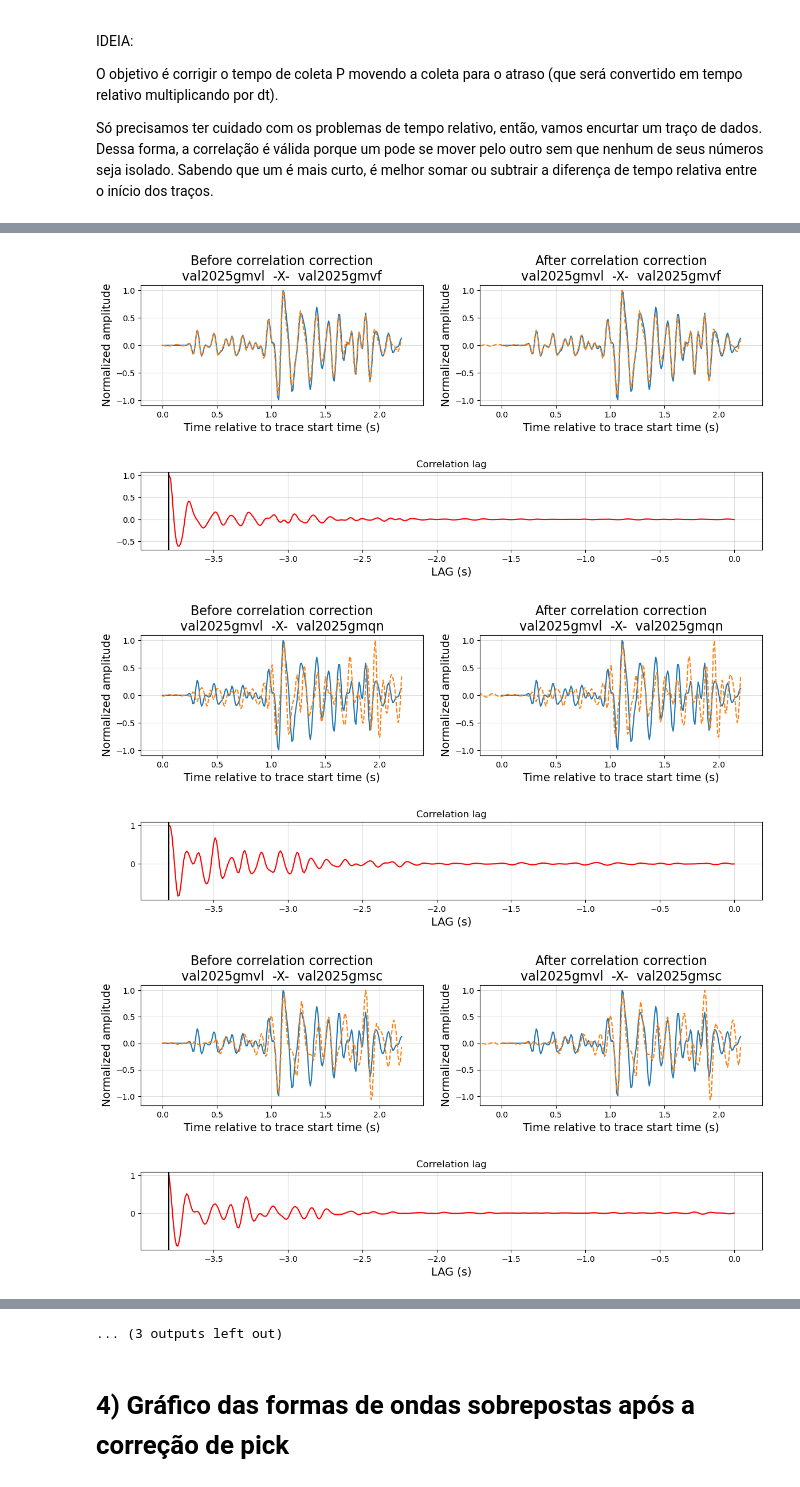
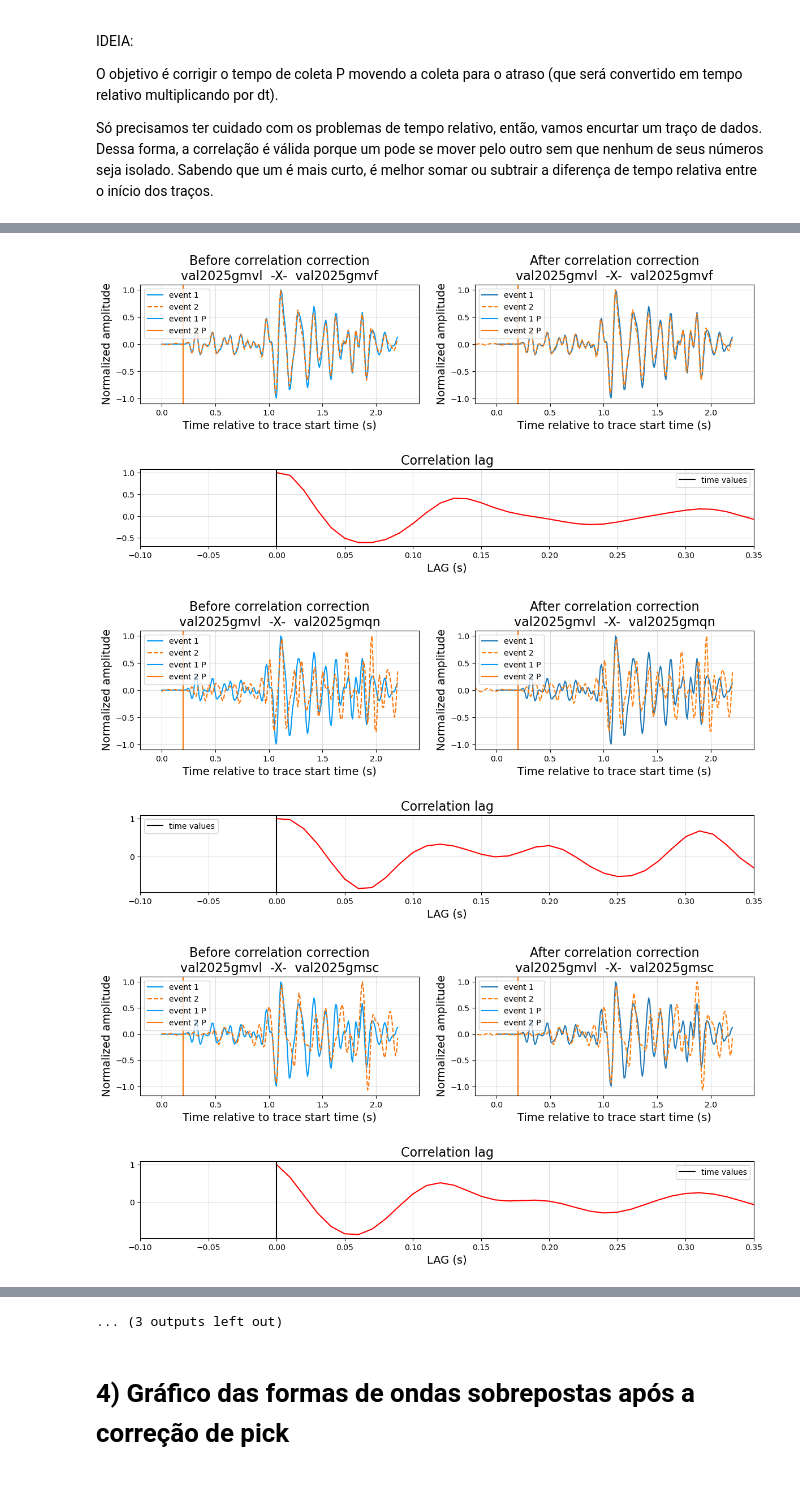
Before and after one commit to FernandoL12/IC-Seismology-2025, a Jupyter notebook: Correlation.ipynb, the cells around one changed output, grey strips where cells are left out. Cells and saved outputs as stored; diff of their text form; code cells hidden in the pictures.

Commit message:
Add P pick time to waveforms graph

```diff
--- a/Correlation.ipynb
+++ b/Correlation.ipynb
@@ -425,27 +425,35 @@ for i in range(len(ev_id)):
                         plt.figure(figsize=(14,6))
                         ax1 = plt.subplot(2,2,1)
                         ax1.set_title(f"Before correlation correction\n{ev_id[i]}  -X-  {ev_id[j]}", fontsize=16)
-                        ax1.plot(test1.times(), test1.data * FACTOR1)
-                        ax1.plot(test2.times(), test2.data * FACTOR2, "--")
+                        ax1.plot(test1.times(), test1.data * FACTOR1, color ='#069AF3', label='event 1')
+                        ax1.plot(test2.times(), test2.data * FACTOR2, "--", color='#F97306', label='event 2')
+                        ax1.axvline(test1.times()[0]+0.2, color ='#069AF3', label='event 1 P')
+                        ax1.axvline(test2.times()[0]+0.2+OFFSET-(start1-start2), color ='#F97306', label='event 2 P')
                         ax1.set_xlim((-0.2,2.4))
                         ax1.set_xlabel(f"Time relative to trace start time (s)\n\n", fontsize=14)
                         ax1.set_ylabel("Normalized amplitude", fontsize=14)
                         ax1.grid(alpha=0.4)
+                        ax1.legend()
 
                         ax2 = plt.subplot(2,2,2, sharey=ax1)
                         ax2.set_title(f"After correlation correction\n{ev_id[i]}  -X-  {ev_id[j]}", fontsize=16)
-                        ax2.plot(data1.times(), data1.data * FACTOR1)
-                        ax2.plot(data2.times() + OFFSET, data2.data * FACTOR2, "--")
+                        ax2.plot(data1.times(), data1.data * FACTOR1, label= 'event 1')
+                        ax2.plot(data2.times() + OFFSET, data2.data * FACTOR2, "--", label= 'event 2')
+                        ax2.axvline(data1.times()[0]+start1, color ='#069AF3', label='event 1 P')
+                        ax2.axvline(data2.times()[0]+start2+OFFSET-(OFFSET-(start1-start2)), color ='#F97306', label='event 2 P')
                         ax2.set_xlim((-0.2,2.4))
                         ax2.set_xlabel(f"Time relative to trace start time (s)\n\n", fontsize=14)
                         ax2.set_ylabel("Normalized amplitude", fontsize=14)
                         ax2.grid(alpha=0.4)
+                        ax2.legend()
 
                         plt.subplot(3,1,3)
-                        plt.plot( lags * dt, corr/np.max(corr), color='red')
-                        plt.axvline(OFFSET, color ='k')
+                        plt.plot( lags * dt - (start1-start2), corr/np.max(corr), color='red')
+                        plt.axvline(OFFSET-(start1-start2), color ='k', label='time values')
                         plt.grid(alpha=0.4)
-                        plt.title("Correlation lag")
+                        plt.title("Correlation lag", fontsize=16)
                         plt.xlabel('LAG (s)', fontsize=14)
+                        plt.xlim(OFFSET-(start1-start2) -0.1, OFFSET-(start1-start2)+0.35)
+                        plt.legend()
                         plt.show()
 # %% [output]
@@ -457,3 +465,3 @@ for i in range(len(ev_id)):
-[figure, old version]
+[figure, new version]
-[figure, old version]
+[figure, new version]
-[figure, old version]
+[figure, new version]
```
Also changed, not shown: parts of 1 cell of this notebook.
